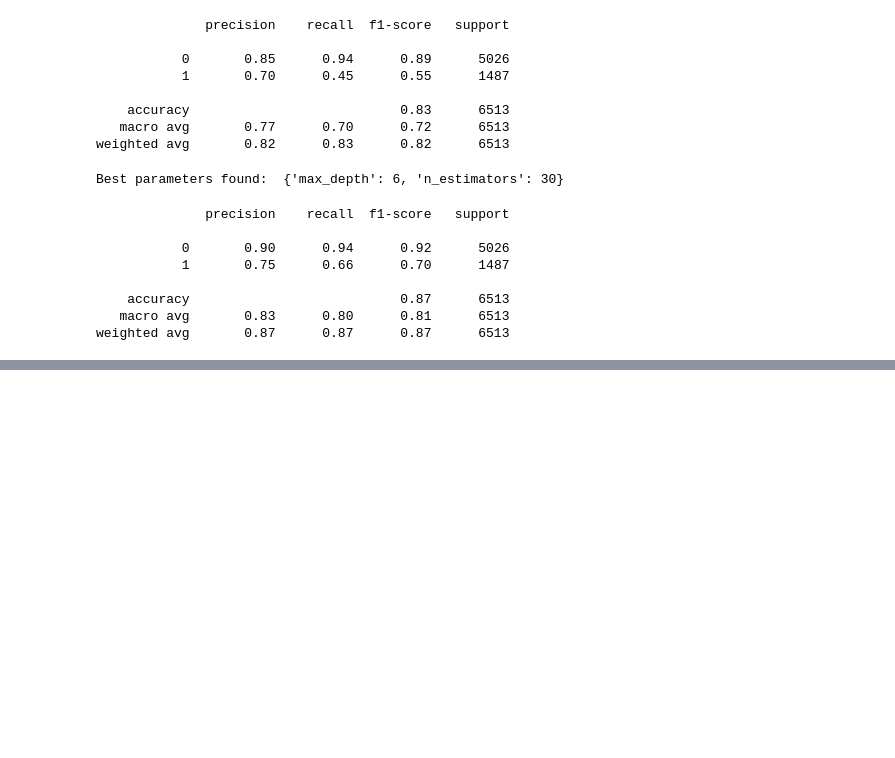
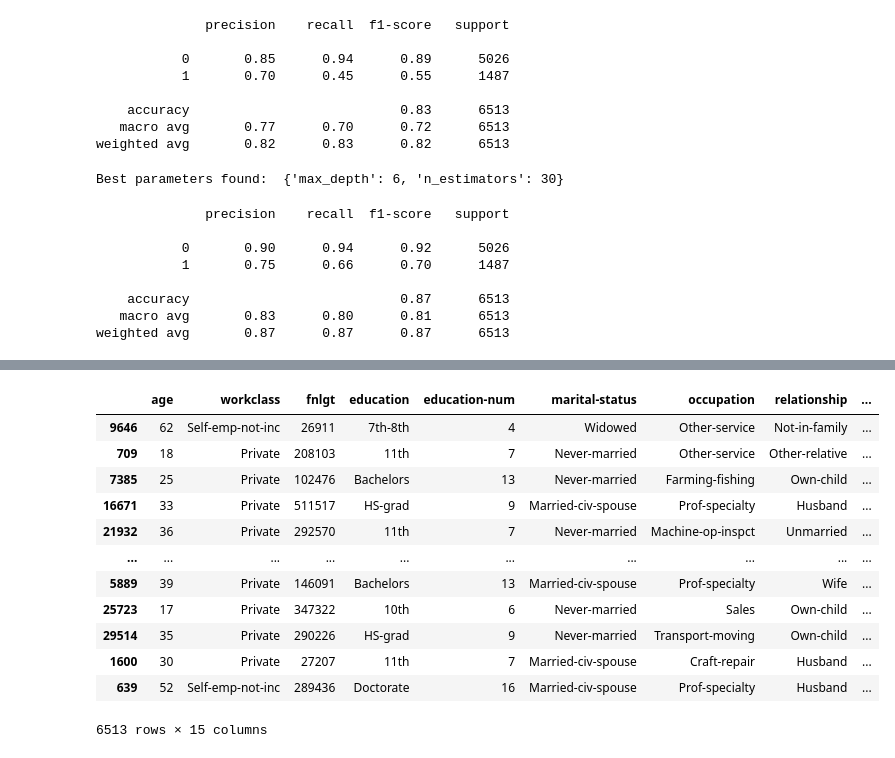
Before and after one commit to Gianatmaja/FastAPI-Cloud-App-for-Income-Prediction, a Jupyter notebook: notebooks/Model Building.ipynb, the cells around one changed output, grey strips where cells are left out. Drawn from its saved outputs; the diff is of its cells as text; code cells hidden in the pictures; blank space fills up the shorter version.

```diff
--- a/notebooks/Model Building.ipynb
+++ b/notebooks/Model Building.ipynb
@@ -162,0 +253,7 @@ weighted avg       0.87      0.87      0.87      6513
+# %%
+df['salary'] = df['salary'].replace({'<=50K': 0, '>50K':1})
+# %%
+y = df['salary']
+X = df.drop('salary', axis = 1)
+# %%
+X_train, X_test, y_train, y_test = train_test_split(X, y, test_size = 0.2, random_state = 1)
@@ -162,0 +288,18 @@ weighted avg       0.87      0.87      0.87      6513
+# %%
+data = X_test.join(y_test)
+# %%
+data
+# %% [output]
+|  | age | workclass | fnlgt | education | education-num | marital-status | occupation | relationship | ... |
+| 9646 | 62 | Self-emp-not-inc | 26911 | 7th-8th | 4 | Widowed | Other-service | Not-in-family | ... |
+| 709 | 18 | Private | 208103 | 11th | 7 | Never-married | Other-service | Other-relative | ... |
+| 7385 | 25 | Private | 102476 | Bachelors | 13 | Never-married | Farming-fishing | Own-child | ... |
+| 16671 | 33 | Private | 511517 | HS-grad | 9 | Married-civ-spouse | Prof-specialty | Husband | ... |
+| 21932 | 36 | Private | 292570 | 11th | 7 | Never-married | Machine-op-inspct | Unmarried | ... |
+| ... | ... | ... | ... | ... | ... | ... | ... | ... | ... |
+| 5889 | 39 | Private | 146091 | Bachelors | 13 | Married-civ-spouse | Prof-specialty | Wife | ... |
+| 25723 | 17 | Private | 347322 | 10th | 6 | Never-married | Sales | Own-child | ... |
+| 29514 | 35 | Private | 290226 | HS-grad | 9 | Never-married | Transport-moving | Own-child | ... |
+| 1600 | 30 | Private | 27207 | 11th | 7 | Married-civ-spouse | Craft-repair | Husband | ... |
+| 639 | 52 | Self-emp-not-inc | 289436 | Doctorate | 16 | Married-civ-spouse | Prof-specialty | Husband | ... |
+6513 rows × 15 columns
```
Also changed, not shown: parts of 17 cells of this notebook, 11 other files.
